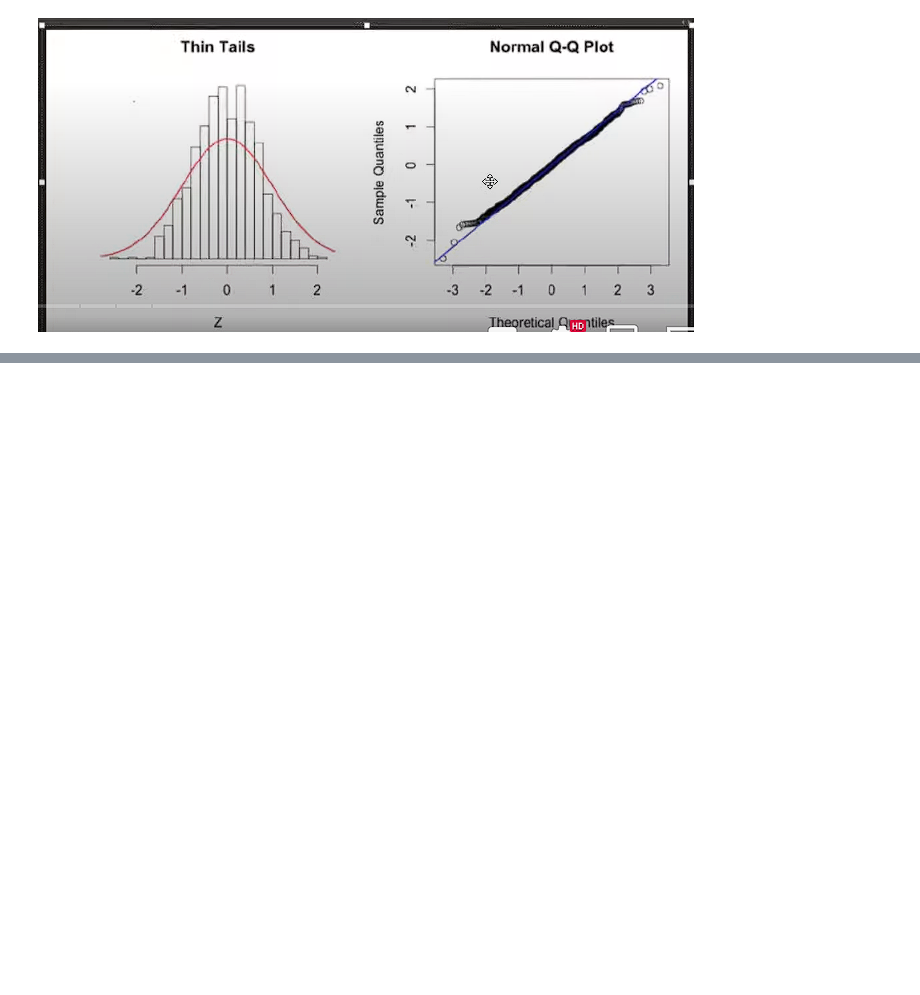
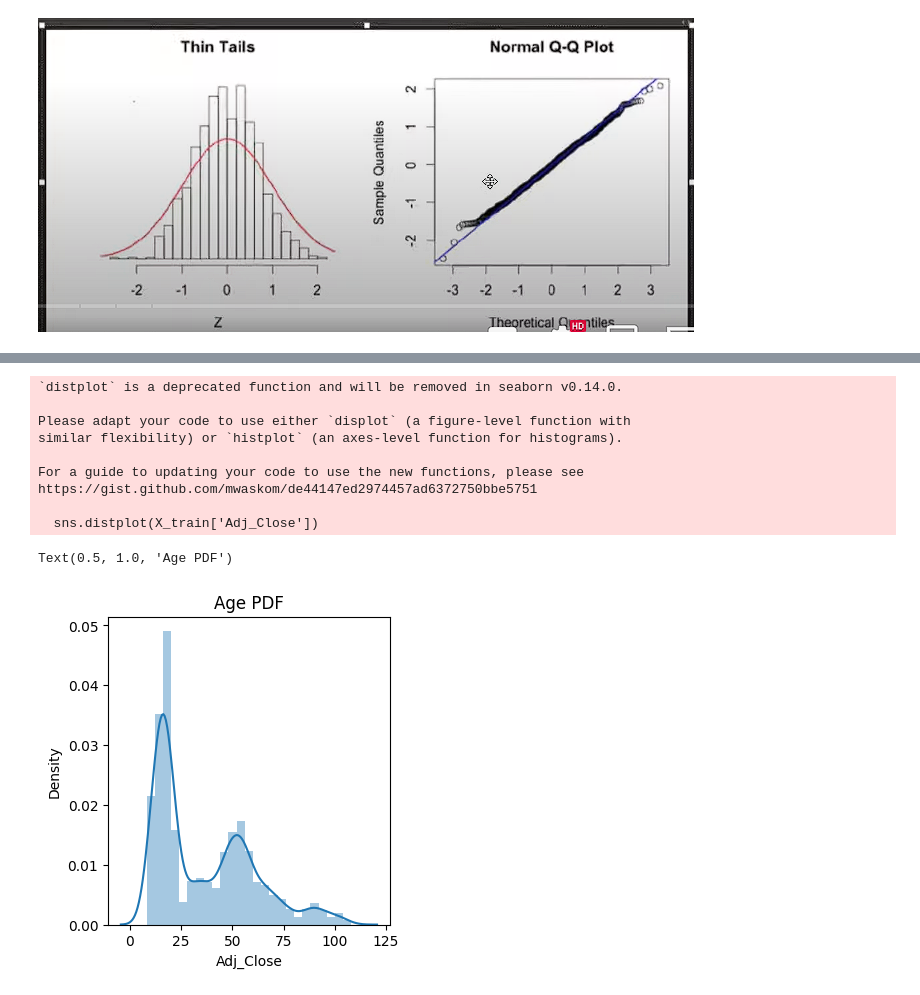
Before and after one commit to shivam188132/MY_machine_learning, a Jupyter notebook: function transformer.ipynb, the cells around one changed output, grey strips where cells are left out. Saved outputs shown, nothing was run; the diff lists cells and outputs as text; code cells hidden in the pictures; blank space fills up the shorter version.

```diff
--- a/function transformer.ipynb
+++ b/function transformer.ipynb
@@ -25,3 +25,5 @@ from sklearn.preprocessing import OneHotEncoder
 # %% [markdown]
 
 ![image.png](attachment:72a504b8-2b96-482c-9308-fd4d2bea8dcb.png)
+# %%
+df = pd.read_csv('BMW_Data.csv')
@@ -27,0 +71,3 @@ from sklearn.preprocessing import OneHotEncoder
+# %%
+from sklearn.model_selection import train_test_split
+X_train, X_test, y_train, y_test = train_test_split(df.drop(columns=['Low']),df['Low'],test_size=0.2,random_state=42)
@@ -27,0 +92,17 @@ from sklearn.preprocessing import OneHotEncoder
+# %%
+plt.figure(figsize=(8,4))
+plt.subplot(121)
+sns.distplot(X_train['Adj_Close'])
+plt.title('Age PDF')
+# %% [output]
+`distplot` is a deprecated function and will be removed in seaborn v0.14.0.
+
+Please adapt your code to use either `displot` (a figure-level function with
+similar flexibility) or `histplot` (an axes-level function for histograms).
+
+For a guide to updating your code to use the new functions, please see
+https://gist.github.com/mwaskom/de44147ed2974457ad6372750bbe5751
+
+  sns.distplot(X_train['Adj_Close'])
+Text(0.5, 1.0, 'Age PDF')
+[figure, added]
```
Also changed, not shown: parts of 20 cells of this notebook, 1 other file.
